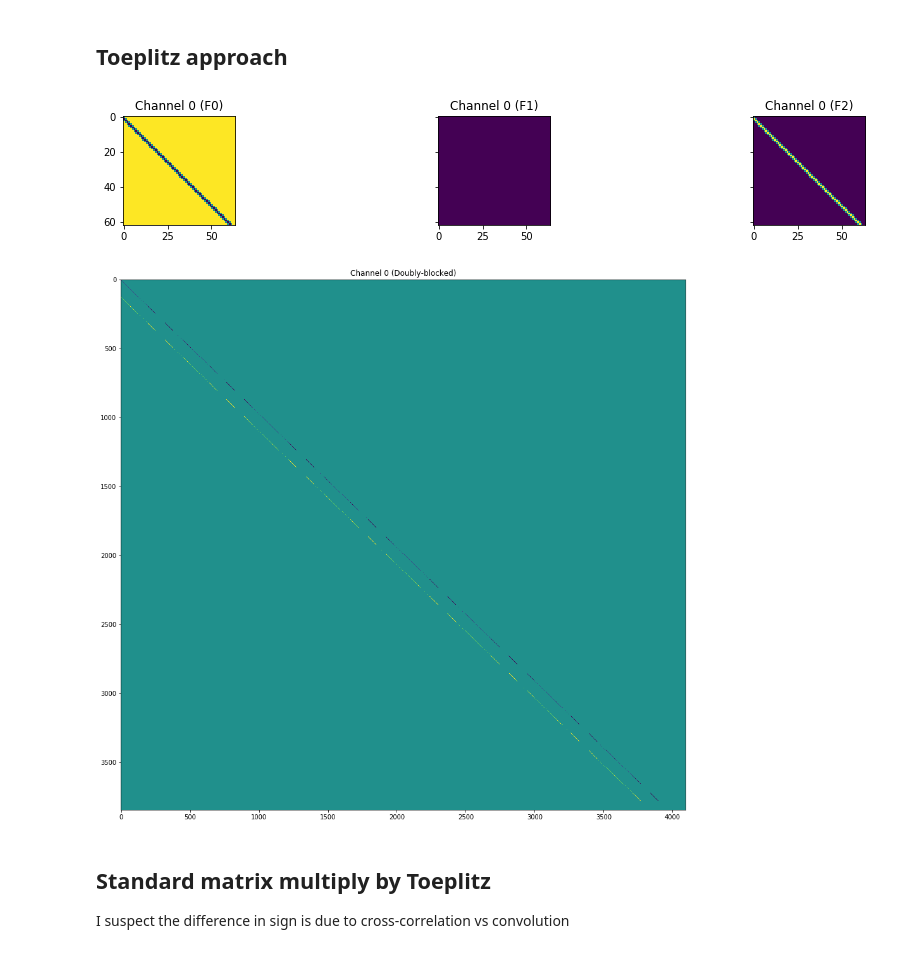
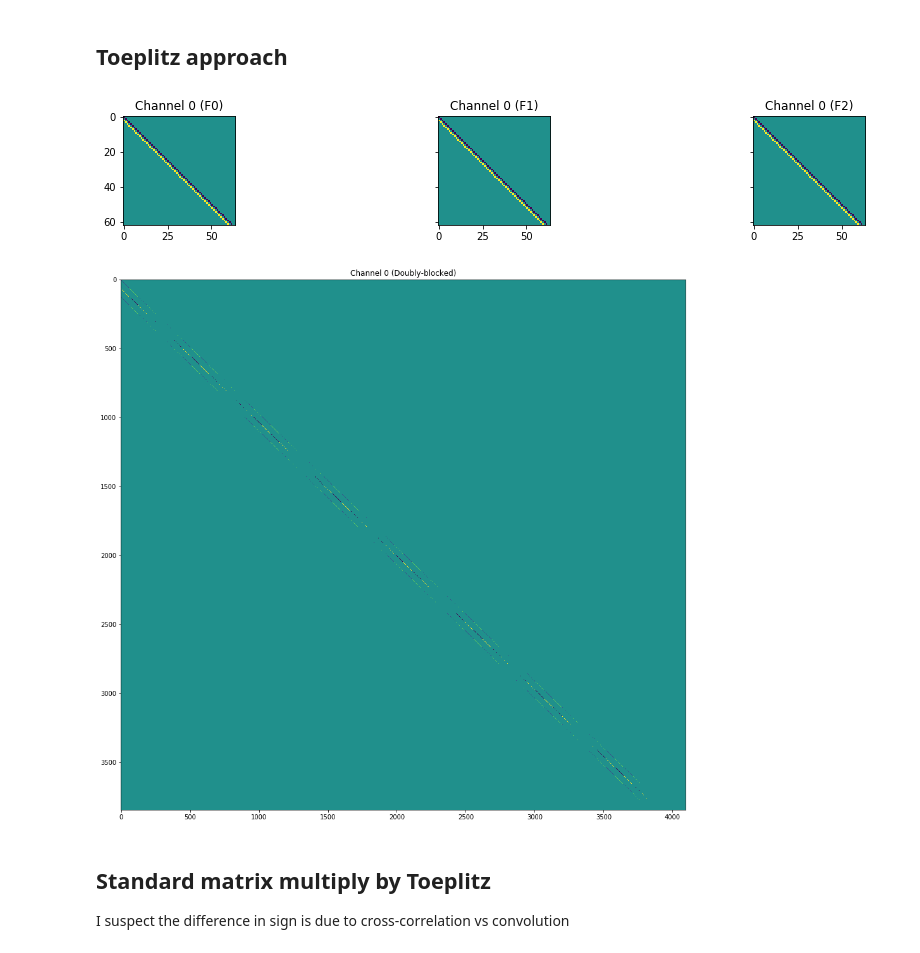
Before and after one commit to neworderofjamie/conv_test, a Jupyter notebook: toeplitz_sparse.ipynb, the cells around one changed output. Cells and saved outputs as stored; diff of their text form; code cells hidden in the pictures.

```diff
--- a/toeplitz_sparse.ipynb
+++ b/toeplitz_sparse.ipynb
@@ -531,11 +531,10 @@ for o in range(OUTPUT_CHANNELS):
 ## Toeplitz approach
 # %%
 # Zero pad filter to output size
-zero_pad_filt = np.pad(filt, ((0, 0), (0, 0), (OUTPUT_SIZE - filt.shape[2], 0), (0, OUTPUT_SIZE - filt.shape[3])),
+zero_pad_filt = np.pad(np.flip(filt, axis=3), ((0, 0), (0, 0), (OUTPUT_SIZE - filt.shape[2], 0), (0, OUTPUT_SIZE - filt.shape[3])),
                        "constant", constant_values=0.0)
 # Flip rows
 zero_pad_filt = np.flip(zero_pad_filt, axis=2)
-
 
 # Loop through output channels
 doubly_blocked_channels = []
@@ -563,35 +562,35 @@ for o in range(zero_pad_filt.shape[0]):
                                    toeplitz_shape[1] * block_indices.shape[1]))
 
         # tile toeplitz matrices for each row in the doubly blocked matrix
         for j in range(block_indices.shape[0]):
             for k in range(block_indices.shape[1]):
                 start_j = j * toeplitz_shape[0]
                 start_k = k * toeplitz_shape[1]
                 end_j = start_j + toeplitz_shape[0]
                 end_k = start_k + toeplitz_shape[1]
                 doubly_blocked[start_j:end_j, start_k:end_k] = f_matrices[block_indices[j,k] - 1]
 
         # If this is the first input and output channel
         if i == 0 and o == 0:
             # Show some example toeplitz matrices
             fig, axes = plt.subplots(1, 3, figsize=(16,2), sharey=True)
             axes[0].imshow(f_matrices[0])
             axes[0].set_title("Channel 0 (F0)")
             axes[1].imshow(f_matrices[1])
             axes[1].set_title("Channel 0 (F1)")
             axes[2].imshow(f_matrices[2])
             axes[2].set_title("Channel 0 (F2)")
 
             # Show complete, double-blocked matrix
             fig, axis = plt.subplots(figsize=(16,16))
             axis.imshow(doubly_blocked)
             axis.set_title("Channel 0 (Doubly-blocked)");
 
         # Add double-blocked channel matrix to list
         doubly_blocked_channels[-1].append(doubly_blocked)
 # %% [output]
-[figure, old version]
+[figure, new version]
-[figure, old version]
+[figure, new version]
 # %% [markdown]
 ## Standard matrix multiply by Toeplitz
 I suspect the difference in sign is due to cross-correlation vs convolution
```
Also changed, not shown: parts of 5 cells of this notebook.
